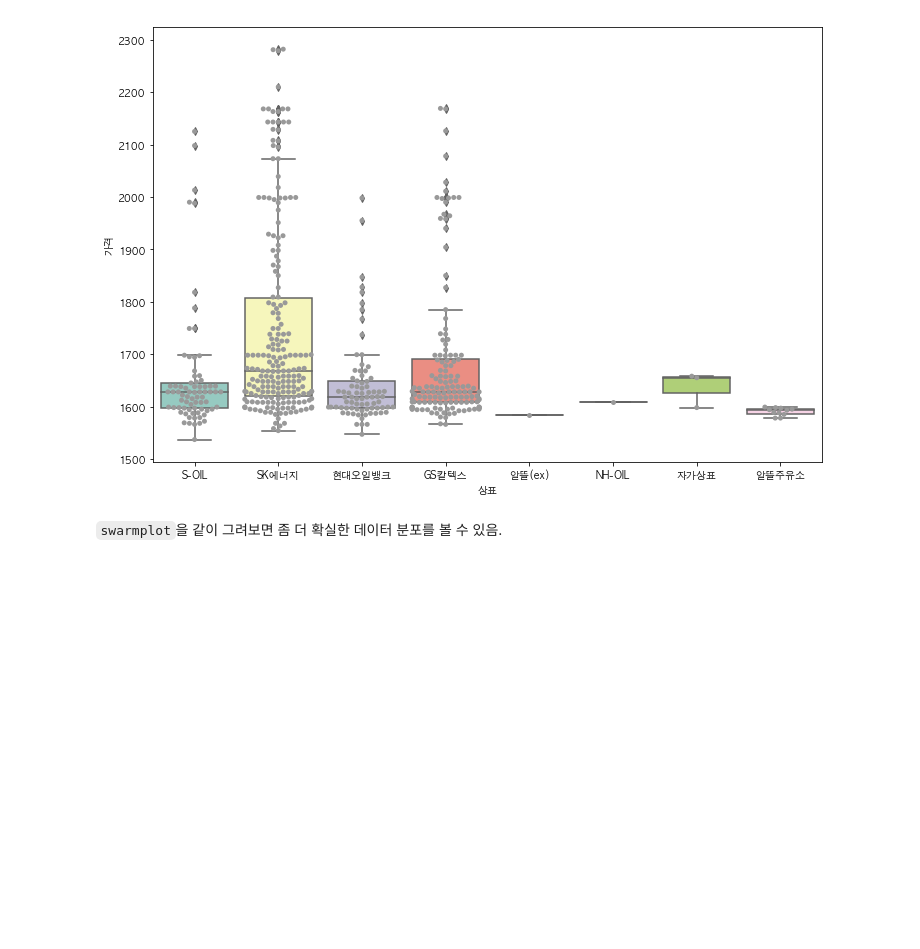
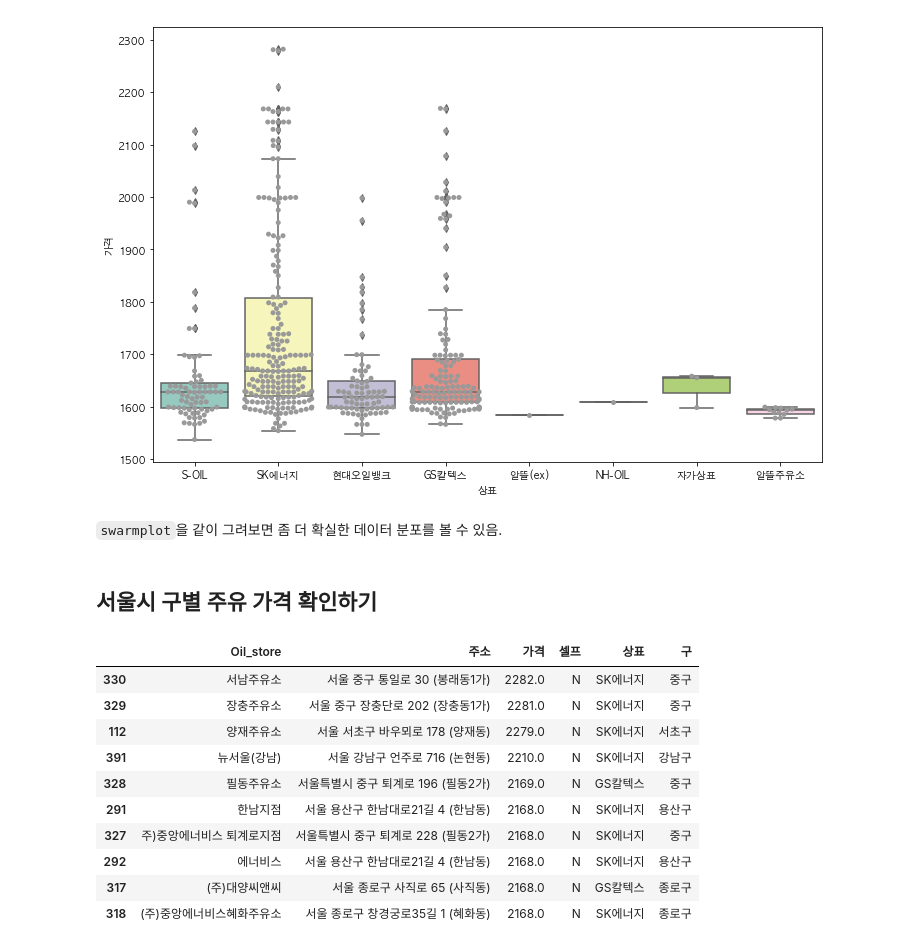
Before and after one commit to KimDoKy/DataScience, a Jupyter notebook: source_code/chap4. Self Oil Station price.ipynb, the cells around one changed output. Cells and saved outputs as stored; diff of their text form; code cells hidden in the pictures; blank space fills up the shorter version.

Commit message:
update chap4 / 서울시 구별 주유 가격 확인하기

```diff
--- a/source_code/chap4. Self Oil Station price.ipynb
+++ b/source_code/chap4. Self Oil Station price.ipynb
@@ -393,3 +393,5 @@ plt.show()
 [figure]
 # %% [markdown]
 `swarmplot`을 같이 그려보면 좀 더 확실한 데이터 분포를 볼 수 있음.
+# %% [markdown]
+## 서울시 구별 주유 가격 확인하기
@@ -395,0 +405,15 @@ plt.show()
+# %%
+# 가장 비싼 지역
+stations.sort_values(by='가격', ascending=False).head(10)
+# %% [output]
+|  | Oil_store | 주소 | 가격 | 셀프 | 상표 | 구 |
+| 330 | 서남주유소 | 서울 중구 통일로 30 (봉래동1가) | 2282.0 | N | SK에너지 | 중구 |
+| 329 | 장충주유소 | 서울 중구 장충단로 202 (장충동1가) | 2281.0 | N | SK에너지 | 중구 |
+| 112 | 양재주유소 | 서울 서초구 바우뫼로 178 (양재동) | 2279.0 | N | SK에너지 | 서초구 |
+| 391 | 뉴서울(강남) | 서울 강남구 언주로 716 (논현동) | 2210.0 | N | SK에너지 | 강남구 |
+| 328 | 필동주유소 | 서울특별시 중구 퇴계로 196 (필동2가) | 2169.0 | N | GS칼텍스 | 중구 |
+| 291 | 한남지점 | 서울 용산구 한남대로21길 4 (한남동) | 2168.0 | N | SK에너지 | 용산구 |
+| 327 | 주)중앙에너비스 퇴계로지점 | 서울특별시 중구 퇴계로 228 (필동2가) | 2168.0 | N | SK에너지 | 중구 |
+| 292 | 에너비스 | 서울 용산구 한남대로21길 4 (한남동) | 2168.0 | N | SK에너지 | 용산구 |
+| 317 | (주)대양씨앤씨 | 서울 종로구 사직로 65 (사직동) | 2168.0 | N | GS칼텍스 | 종로구 |
+| 318 | (주)중앙에너비스혜화주유소 | 서울 종로구 창경궁로35길 1 (혜화동) | 2168.0 | N | SK에너지 | 종로구 |
```
Also changed, not shown: parts of 5 cells of this notebook.
